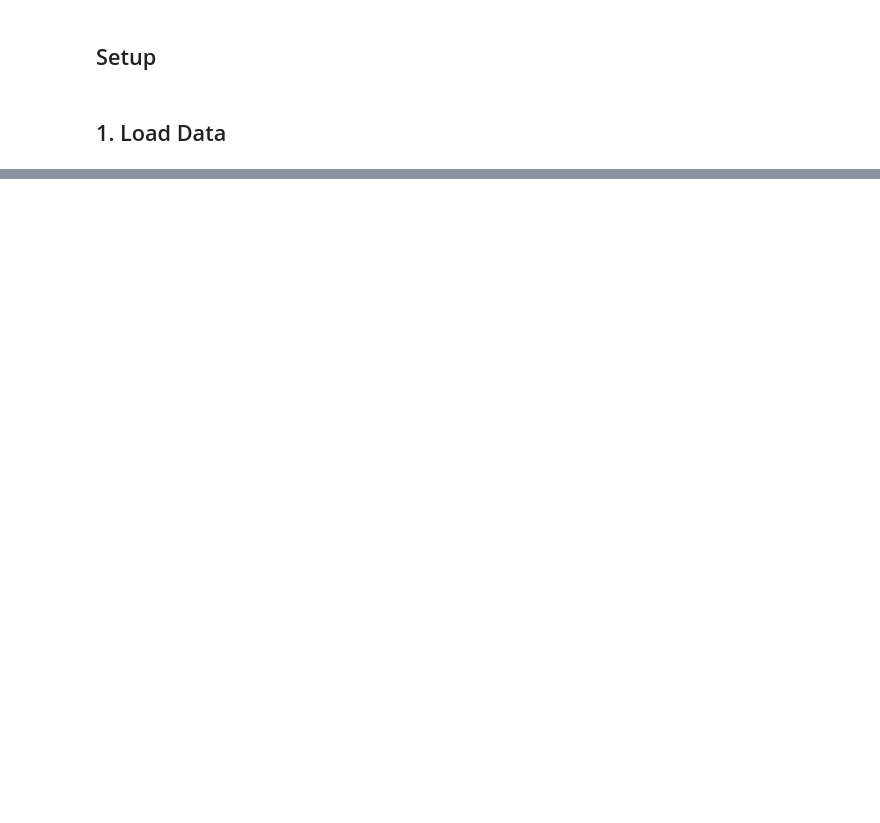
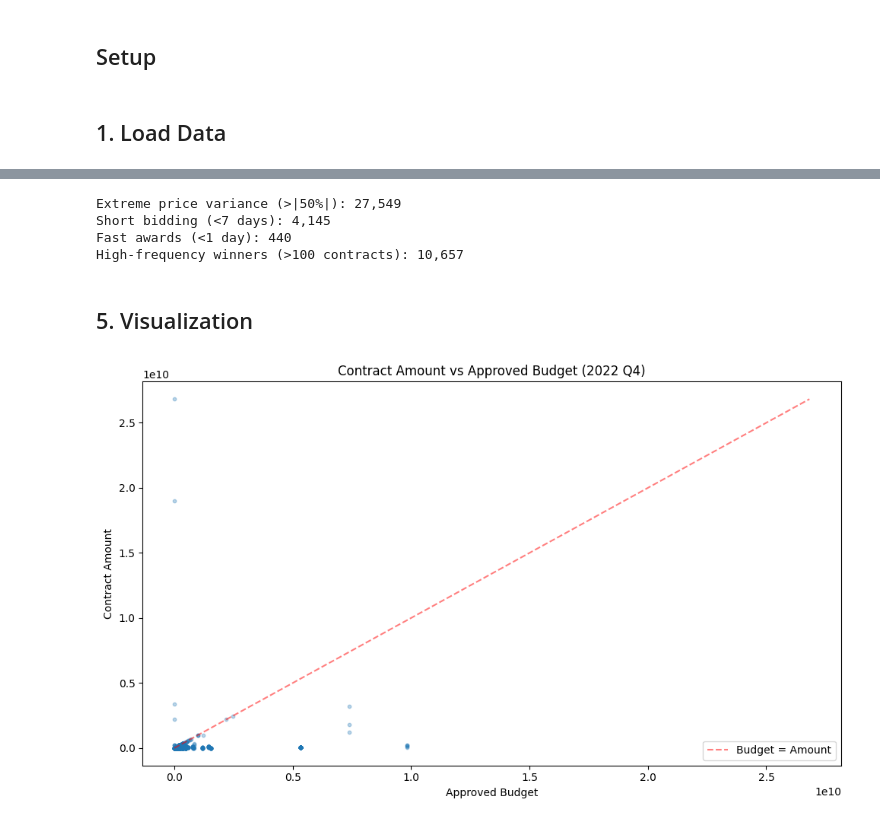
Before and after one commit to marianoluiz/procurement-anomaly-audit, a Jupyter notebook: notebooks/01_exploratory_data_analysis.ipynb, the cells around one changed output, grey strips where cells are left out. Saved outputs shown, nothing was run; the diff lists cells and outputs as text; code cells hidden in the pictures; blank space fills up the shorter version.

```diff
--- a/notebooks/01_exploratory_data_analysis.ipynb
+++ b/notebooks/01_exploratory_data_analysis.ipynb
@@ -4,17 +29,9 @@
 import pandas as pd
 import numpy as np
 import matplotlib.pyplot as plt
-import seaborn as sns
 from pathlib import Path
-import warnings
 
-# Configure display and plotting
 pd.set_option('display.max_columns', None)
-pd.set_option('display.max_rows', 100)
-plt.style.use('seaborn-v0_8-darkgrid')
-sns.set_palette('husl')
-warnings.filterwarnings('ignore')
-
 %matplotlib inline
 # %% [markdown]
 ## 1. Load Data
@@ -339,0 +424,49 @@ print(f"\nBids awarded in <1 day: {len(fast_awards)}")
+# %%
+# Anomaly indicators (filter out NaN values)
+extreme_variance = df_explore[
+    ((df_explore['price_variance_pct'] < -50) |
+     (df_explore['price_variance_pct'] > 50)) &
+    df_explore['price_variance_pct'].notna()
+]
+short_bidding = df_explore[
+    (df_explore['bidding_duration_days'] < 7) &
+    df_explore['bidding_duration_days'].notna()
+]
+fast_awards = df_explore[
+    (df_explore['award_speed_days'] < 1) &
+    df_explore['award_speed_days'].notna()
+]
+high_freq_winners = df_explore[df_explore['winner_frequency'] > 100]
+
+print(f"Extreme price variance (>|50%|): {len(extreme_variance):,}")
+print(f"Short bidding (<7 days): {len(short_bidding):,}")
+print(f"Fast awards (<1 day): {len(fast_awards):,}")
+print(f"High-frequency winners (>100 contracts): {len(high_freq_winners):,}")
+# %% [output]
+Extreme price variance (>|50%|): 27,549
+Short bidding (<7 days): 4,145
+Fast awards (<1 day): 440
+High-frequency winners (>100 contracts): 10,657
+# %% [markdown]
+## 5. Visualization
+# %%
+# Contract Amount vs Approved Budget
+plt.figure(figsize=(10, 6))
+plt.scatter(
+    df_explore['Approved Budget of the Contract'],
+    df_explore['Contract Amount'],
+    alpha=0.3, s=10
+)
+max_val = max(
+    df_explore['Approved Budget of the Contract'].max(),
+    df_explore['Contract Amount'].max()
+)
+plt.plot([0, max_val], [0, max_val], 'r--', alpha=0.5, label='Budget = Amount')
+plt.xlabel('Approved Budget')
+plt.ylabel('Contract Amount')
+plt.title('Contract Amount vs Approved Budget (2022 Q4)')
+plt.legend()
+plt.tight_layout()
+plt.show()
+# %% [output]
+[figure, added]
```
Also changed, not shown: parts of 47 cells of this notebook.
